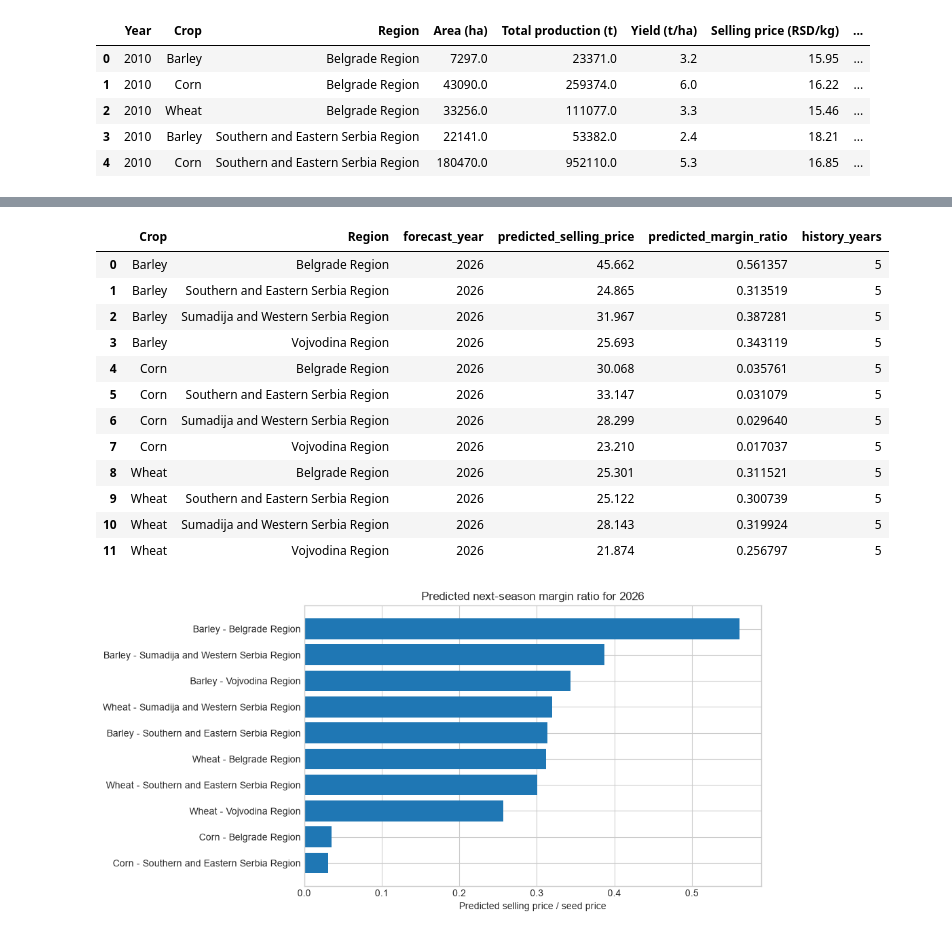
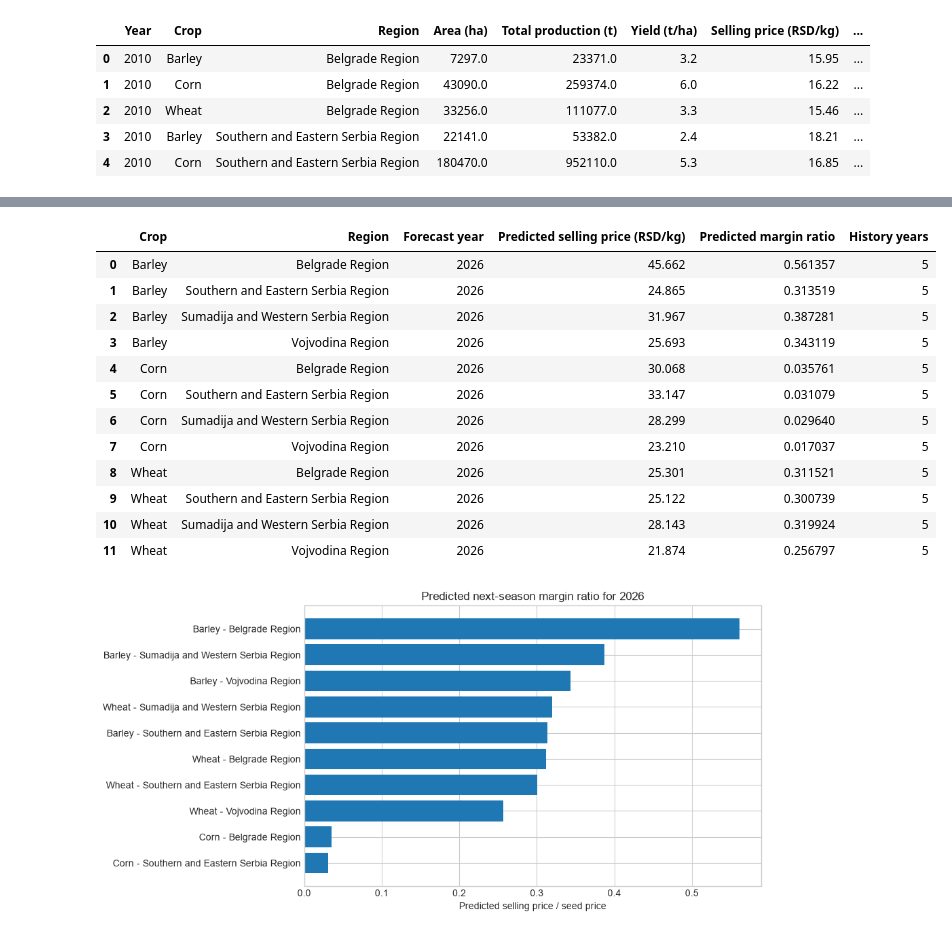
Before and after one commit to aleksandarhorvat/serbia-agriculture-data-analysis, a Jupyter notebook: project.ipynb, the cells around one changed output, grey strips where cells are left out. Saved outputs shown, nothing was run; the diff lists cells and outputs as text; code cells hidden in the pictures.

```diff
--- a/project.ipynb
+++ b/project.ipynb
@@ -53,8 +53,19 @@ analysis_df = df.copy()
 for column in ["Selling price (RSD/kg)", "Seed price (RSD/kg)", "Yield (t/ha)", "Area (ha)", "Total production (t)"]:
     analysis_df[column] = pd.to_numeric(analysis_df[column], errors="coerce")
 
-analysis_df["price_margin"] = analysis_df["Selling price (RSD/kg)"] - analysis_df["Seed price (RSD/kg)"]
-analysis_df["margin_ratio"] = analysis_df["Selling price (RSD/kg)"] / analysis_df["Seed price (RSD/kg)"]
+analysis_df["Price margin (RSD/kg)"] = analysis_df["Selling price (RSD/kg)"] - analysis_df["Seed price (RSD/kg)"]
+analysis_df["Margin ratio"] = analysis_df["Selling price (RSD/kg)"] / analysis_df["Seed price (RSD/kg)"]
+
+# Seeding rates, used to convert seed price into a cost per hectare figure.
+# Corn: 75,000 seeds/ha (3 sowing units), converted with the same 400 g
+# thousand-kernel-weight assumption as the RSD/kg conversion above. Wheat
+# and barley are sown by weight directly. See README for sources.
+SEEDING_RATE_KG_HA = {"Corn": 30, "Wheat": 225, "Barley": 190}
+
+analysis_df["Seeding rate (kg/ha)"] = analysis_df["Crop"].map(SEEDING_RATE_KG_HA)
+analysis_df["Seed cost per ha (RSD/ha)"] = analysis_df["Seed price (RSD/kg)"] * analysis_df["Seeding rate (kg/ha)"]
+analysis_df["Gross revenue per ha (RSD/ha)"] = analysis_df["Selling price (RSD/kg)"] * analysis_df["Yield (t/ha)"] * 1000
+analysis_df["Net margin per ha (RSD/ha)"] = analysis_df["Gross revenue per ha (RSD/ha)"] - analysis_df["Seed cost per ha (RSD/ha)"]
 # %%
 # Hypothesis 1: did the selling-price to seed-price relationship weaken over time?
 annual_margin = (
@@ -149,45 +202,40 @@ plt.show()
 # %%
 # Hypothesis 3: forecast next-season selling price and margin from trend
 forecast_year = int(analysis_df["Year"].max()) + 1
 forecast_rows = []
 
-for (crop, region), group in analysis_df.dropna(subset=["Selling price (RSD/kg)", "margin_ratio"]).groupby(["Crop", "Region"]):
+for (crop, region), group in analysis_df.dropna(subset=["Selling price (RSD/kg)", "Margin ratio"]).groupby(["Crop", "Region"]):
     history = group.sort_values("Year").tail(5)
     if len(history) < 3:
         continue
 
     years = history["Year"].to_numpy(dtype=float)
-    price_values = history["Selling price (RSD/kg)"].to_numpy(dtype=float)
-    margin_values = history["margin_ratio"].to_numpy(dtype=float)
+    price_slope, price_intercept = np.polyfit(years, history["Selling price (RSD/kg)"].to_numpy(dtype=float), 1)
+    margin_slope, margin_intercept = np.polyfit(years, history["Margin ratio"].to_numpy(dtype=float), 1)
 
-    price_slope, price_intercept = np.polyfit(years, price_values, 1)
-    margin_slope, margin_intercept = np.polyfit(years, margin_values, 1)
-
-    forecast_rows.append(
-        {
-            "Crop": crop,
-            "Region": region,
-            "forecast_year": forecast_year,
-            "predicted_selling_price": price_slope * forecast_year + price_intercept,
-            "predicted_margin_ratio": margin_slope * forecast_year + margin_intercept,
-            "history_years": len(history),
-        }
-    )
+    forecast_rows.append({
+        "Crop": crop,
+        "Region": region,
+        "Forecast year": forecast_year,
+        "Predicted selling price (RSD/kg)": price_slope * forecast_year + price_intercept,
+        "Predicted margin ratio": margin_slope * forecast_year + margin_intercept,
+        "History years": len(history),
+    })
 
 forecast_df = pd.DataFrame(forecast_rows)
 display(forecast_df.sort_values(["Crop", "Region"]).head(12))
 
 fig, ax = plt.subplots(figsize=(10, 5))
 if not forecast_df.empty:
-    plot_forecast = forecast_df.sort_values("predicted_margin_ratio", ascending=False).head(10)
-    ax.barh(plot_forecast["Crop"].astype(str) + " - " + plot_forecast["Region"].astype(str), plot_forecast["predicted_margin_ratio"])
+    plot_forecast = forecast_df.sort_values("Predicted margin ratio", ascending=False).head(10)
+    ax.barh(plot_forecast["Crop"].astype(str) + " - " + plot_forecast["Region"].astype(str), plot_forecast["Predicted margin ratio"])
     ax.set_title(f"Predicted next-season margin ratio for {forecast_year}")
     ax.set_xlabel("Predicted selling price / seed price")
     ax.invert_yaxis()
 plt.tight_layout()
 plt.show()
 # %% [output]
-|  | Crop | Region | forecast_year | predicted_selling_price | predicted_margin_ratio | history_years |
+|  | Crop | Region | Forecast year | Predicted selling price (RSD/kg) | Predicted margin ratio | History years |
 | 0 | Barley | Belgrade Region | 2026 | 45.662 | 0.561357 | 5 |
 | 1 | Barley | Southern and Eastern Serbia Region | 2026 | 24.865 | 0.313519 | 5 |
 | 2 | Barley | Sumadija and Western Serbia Region | 2026 | 31.967 | 0.387281 | 5 |
```
Also changed, not shown: parts of 5 cells of this notebook, 1 other file.
